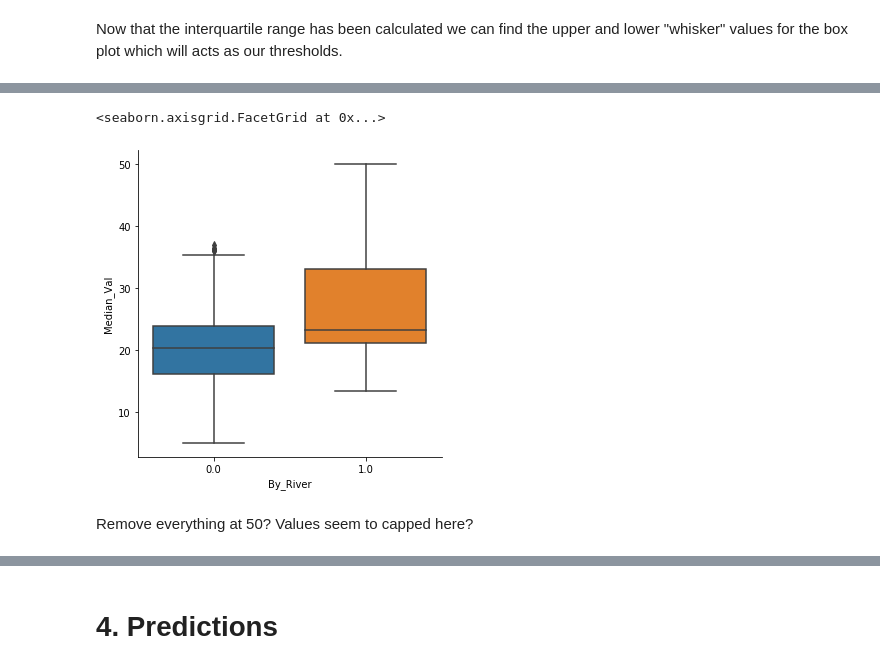
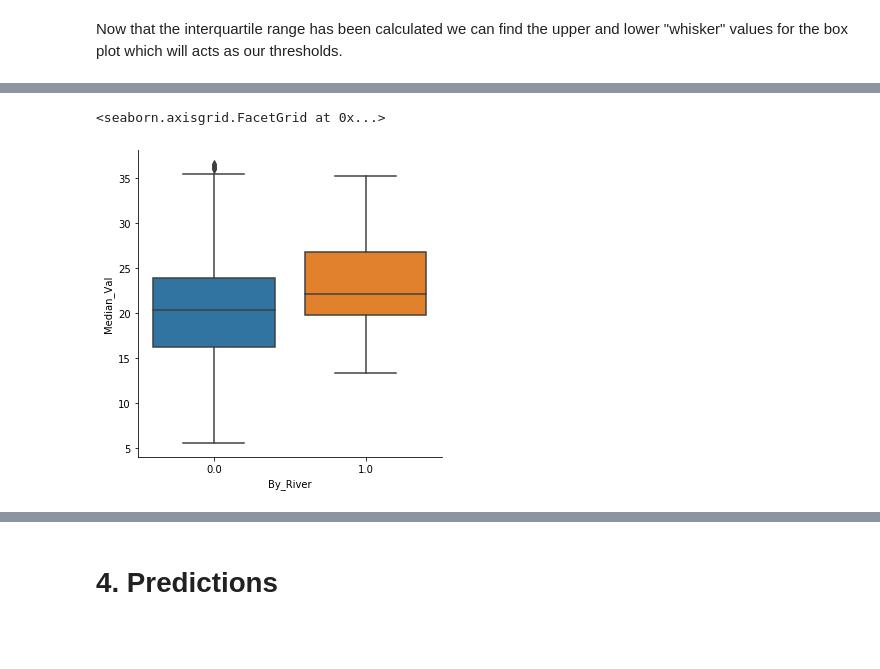
Before and after one commit to ConorHogan/MachineLearning-and-Statistics-Project, a Jupyter notebook: Machine-Learning-and-Statistics-Project-Notebook.ipynb, the cells around one changed output, grey strips where cells are left out. Cells and saved outputs as stored; diff of their text form; code cells hidden in the pictures; blank space fills up the shorter version.

Commit message:
Revised outlier removal and added normality tests

```diff
--- a/Machine-Learning-and-Statistics-Project-Notebook.ipynb
+++ b/Machine-Learning-and-Statistics-Project-Notebook.ipynb
@@ -360,4 +360,4 @@ In order to remove the outliers we need to assign a threshold for the Median Val
 # %%
-Q1 = away_from_river['Median_Val'].quantile(0.25)
+Q1 = river_df['Median_Val'].quantile(0.25)
 Q1
 # %% [output]
@@ -365,4 +365,4 @@ Q1
 # %%
-Q3 = away_from_river['Median_Val'].quantile(0.75)
+Q3 = river_df['Median_Val'].quantile(0.75)
 Q3
 # %% [output]
@@ -425,5 +427,5 @@ However, there are 30 values that are higher that the upper threshold. While we
 # %%
-no_outliers = away_from_river.loc[away_from_river['Median_Val'] < upper_thresh]
+no_outliers = river_df[((river_df['Median_Val'] > lower_thresh) & (river_df['Median_Val'] < upper_thresh))]
 no_outliers
 # %% [output]
 |  | By_River | Median_Val |
@@ -472,7 +451,5 @@ new_river_df
 # %%
-sns.catplot(x='By_River', y='Median_Val', kind='box', data=new_river_df)
+sns.catplot(x='By_River', y='Median_Val', kind='box', data=no_outliers)
 # %% [output]
 <seaborn.axisgrid.FacetGrid at 0x...>
-[figure, old version]
+[figure, new version]
-# %% [markdown]
-Remove everything at 50? Values seem to capped here?
```
Also changed, not shown: parts of 26 cells of this notebook.
